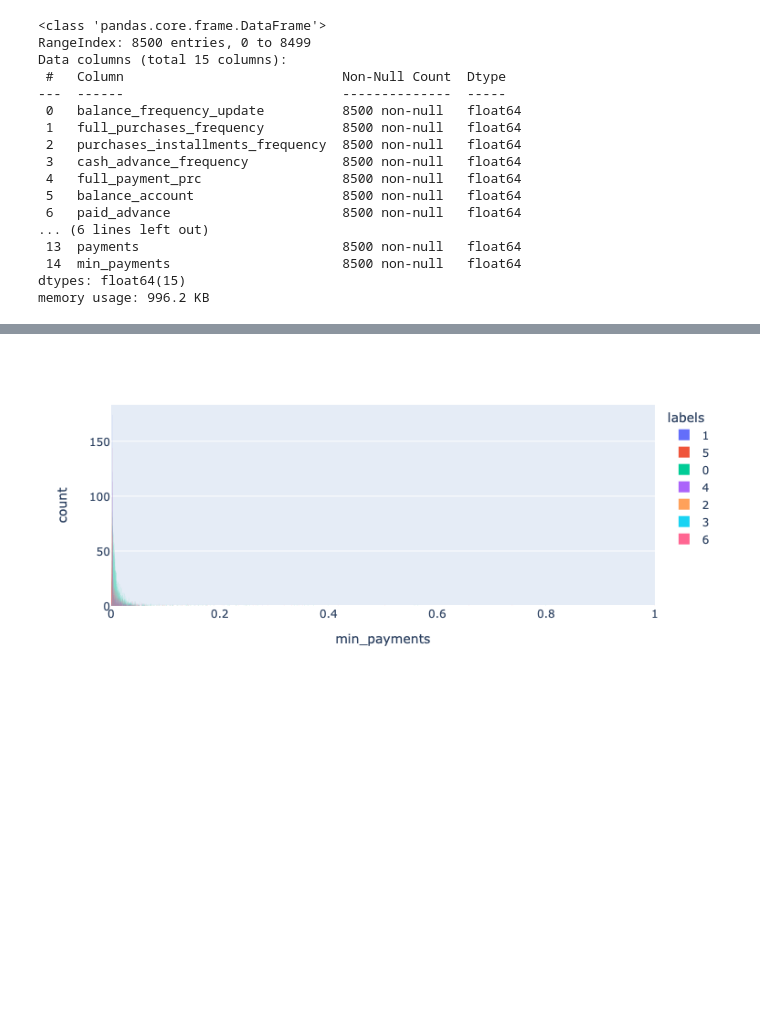
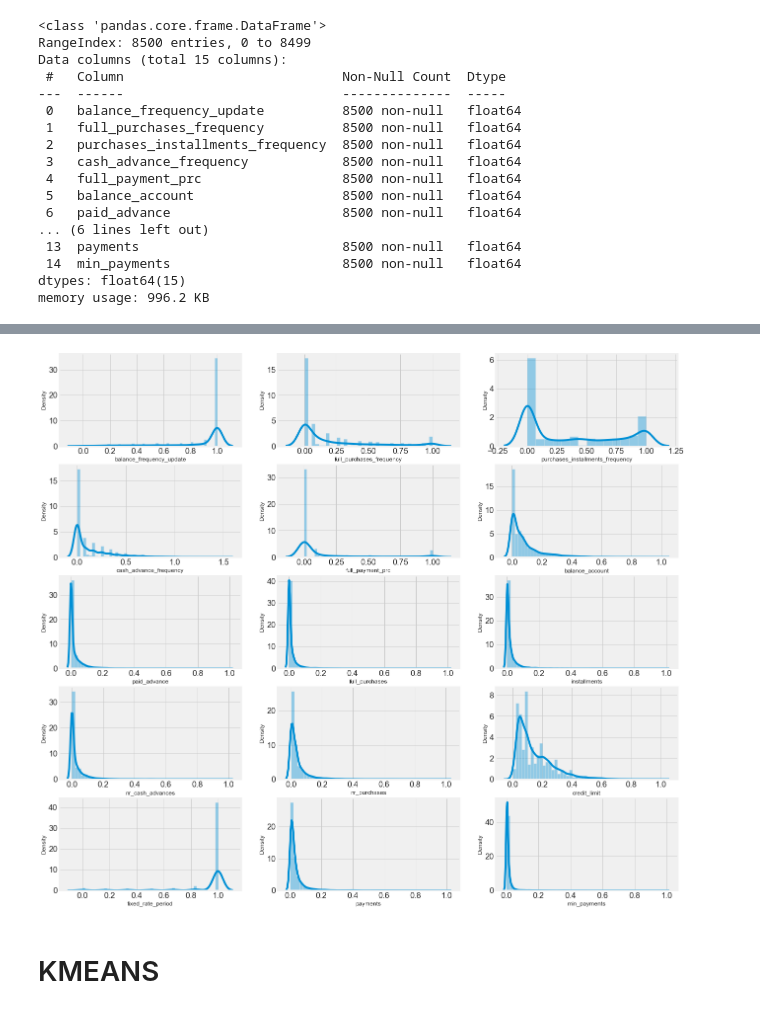
Before and after one commit to ansamz/Customer-Segmentation, a Jupyter notebook: notebooks/FP_CreditCard.ipynb, the cells around one changed output, grey strips where cells are left out. Saved outputs shown, nothing was run; the diff lists cells and outputs as text; code cells hidden in the pictures; blank space fills up the shorter version.

```diff
--- a/notebooks/FP_CreditCard.ipynb
+++ b/notebooks/FP_CreditCard.ipynb
@@ -239,18 +218,0 @@ For n_clusters = 9 The average silhouette_score is : 0.2935
-# %%
-# Determining Appropriate Number of Clusters (Elbow Curve)
-from sklearn.cluster import KMeans
-
-df_try = df.drop(columns="credit_limit")
-
-cluster_range = range(2, 25)
-cluster_errors = []
-for i in cluster_range:
-    clusters = KMeans(i)
-    clusters.fit(df_try)
-    labels = clusters.labels_
-    centroids = clusters.cluster_centers_
-    cluster_errors.append(clusters.inertia_)
-clusters_df = pd.DataFrame(
-    {"num_clusters": cluster_range, "cluster_errors": cluster_errors}
-)
-clusters_df
@@ -302,2 +218,0 @@ df_try = df.drop(columns="credit_limit")
-# %%
-df = df.join(df_labeled)
@@ -325,5 +219,13 @@ import pandas as pd
-# %%
-fig = px.histogram(df, x="min_payments", color="labels", nbins=10000, barmode="overlay")
-fig.show()
-# %% [output]
-[figure, removed]
+# %%
+import warnings
+warnings.filterwarnings("ignore")
+
+fig, axs = plt.subplots(nrows=5, ncols=3, figsize=(20, 20))
+for i in range(5):
+    for j in range(3):
+        sns.distplot(df[df.columns[3 * i + j]], ax=axs[i,j])
+plt.show()
+# %% [output]
+[figure, added]
+# %% [markdown]
+# KMEANS
```
Also changed, not shown: parts of 78 cells of this notebook.
